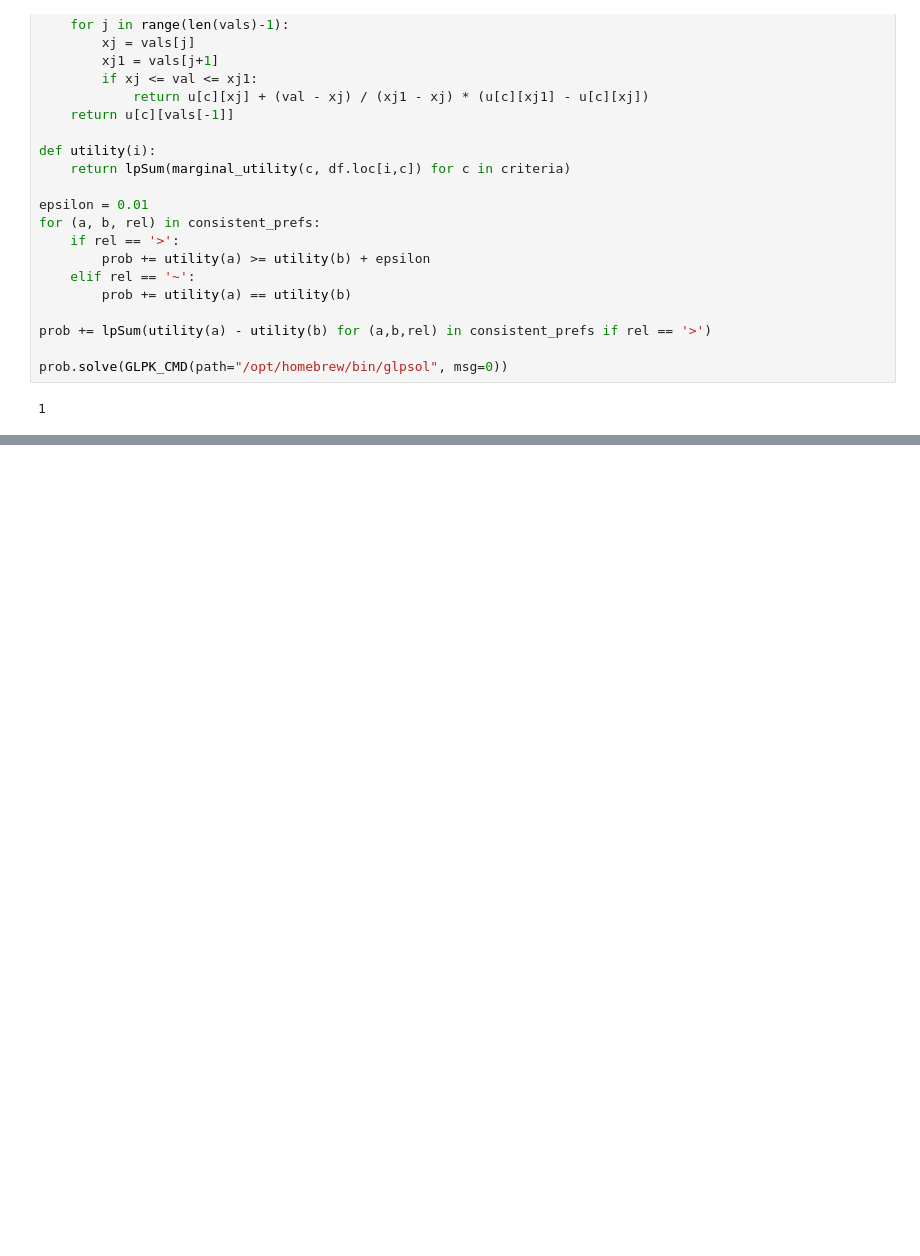
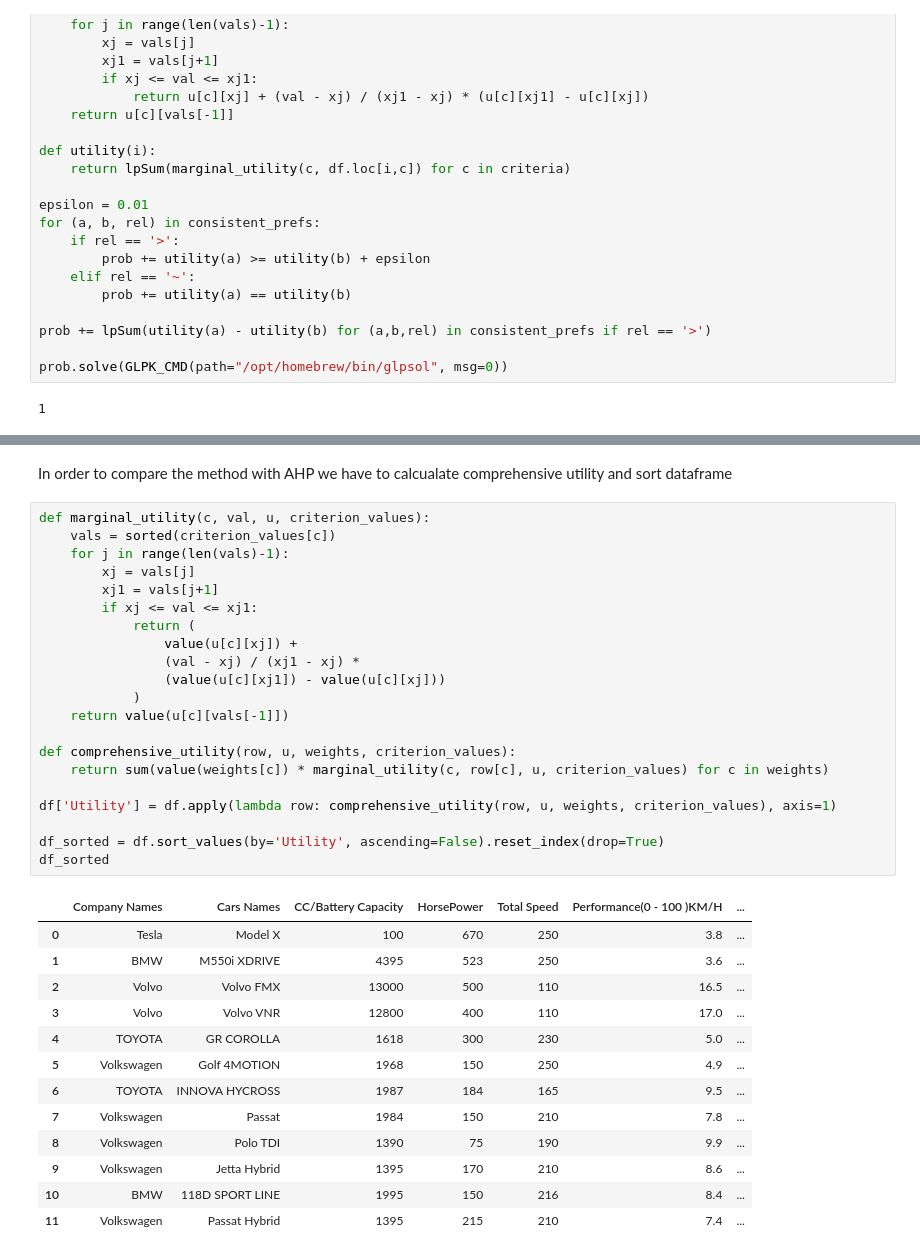
Before and after one commit to KacperKuznik/Decision-Analysis-UTA-AHP, a Jupyter notebook: uta.ipynb, the cells around one changed output, grey strips where cells are left out. Saved outputs shown, nothing was run; the diff lists cells and outputs as text; blank space fills up the shorter version.

```diff
--- a/uta.ipynb
+++ b/uta.ipynb
@@ -409,0 +441,37 @@ for criterion in criteria:
+# %% [markdown]
+In order to compare the method with AHP we have to calcualate comprehensive utility and sort dataframe
+# %%
+def marginal_utility(c, val, u, criterion_values):
+    vals = sorted(criterion_values[c])
+    for j in range(len(vals)-1):
+        xj = vals[j]
+        xj1 = vals[j+1]
+        if xj <= val <= xj1:
+            return (
+                value(u[c][xj]) +
+                (val - xj) / (xj1 - xj) *
+                (value(u[c][xj1]) - value(u[c][xj]))
+            )
+    return value(u[c][vals[-1]])
+
+def comprehensive_utility(row, u, weights, criterion_values):
+    return sum(value(weights[c]) * marginal_utility(c, row[c], u, criterion_values) for c in weights)
+
+df['Utility'] = df.apply(lambda row: comprehensive_utility(row, u, weights, criterion_values), axis=1)
+
+df_sorted = df.sort_values(by='Utility', ascending=False).reset_index(drop=True)
+df_sorted
+# %% [output]
+|  | Company Names | Cars Names | CC/Battery Capacity | HorsePower | Total Speed | Performance(0 - 100 )KM/H | ... |
+| 0 | Tesla | Model X | 100 | 670 | 250 | 3.8 | ... |
+| 1 | BMW | M550i XDRIVE | 4395 | 523 | 250 | 3.6 | ... |
+| 2 | Volvo | Volvo FMX | 13000 | 500 | 110 | 16.5 | ... |
+| 3 | Volvo | Volvo VNR | 12800 | 400 | 110 | 17.0 | ... |
+| 4 | TOYOTA | GR COROLLA | 1618 | 300 | 230 | 5.0 | ... |
+| 5 | Volkswagen | Golf 4MOTION | 1968 | 150 | 250 | 4.9 | ... |
+| 6 | TOYOTA | INNOVA HYCROSS | 1987 | 184 | 165 | 9.5 | ... |
+| 7 | Volkswagen | Passat | 1984 | 150 | 210 | 7.8 | ... |
+| 8 | Volkswagen | Polo TDI | 1390 | 75 | 190 | 9.9 | ... |
+| 9 | Volkswagen | Jetta Hybrid | 1395 | 170 | 210 | 8.6 | ... |
+| 10 | BMW | 118D SPORT LINE | 1995 | 150 | 216 | 8.4 | ... |
+| 11 | Volkswagen | Passat Hybrid | 1395 | 215 | 210 | 7.4 | ... |
```
Also changed, not shown: parts of 15 cells of this notebook, 1 other file.
